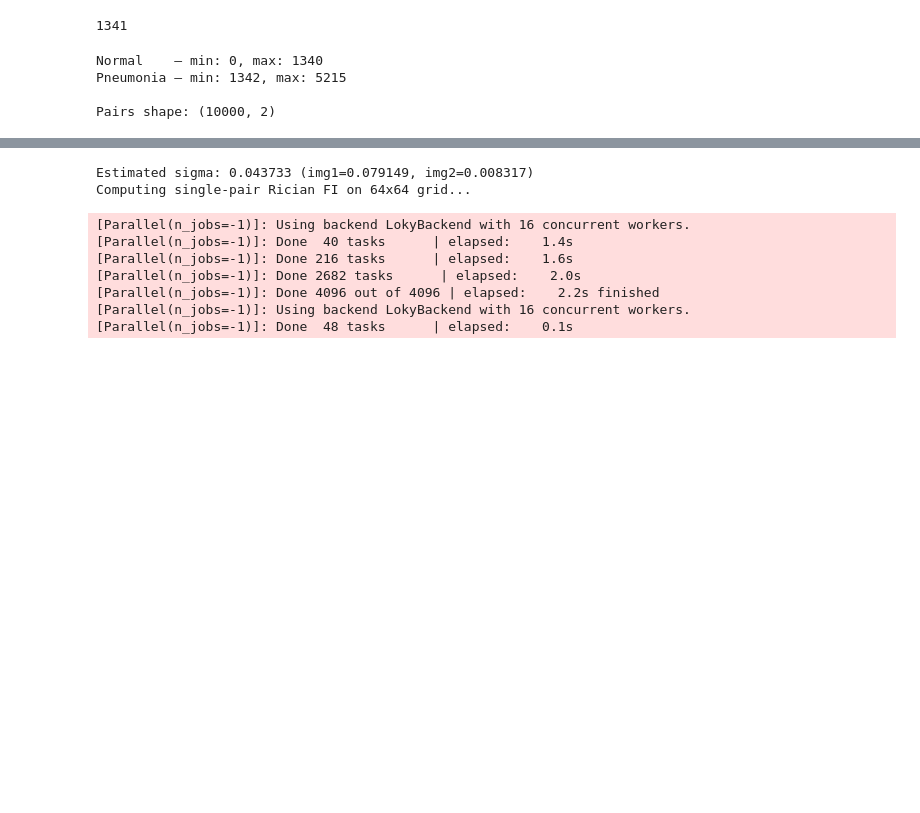
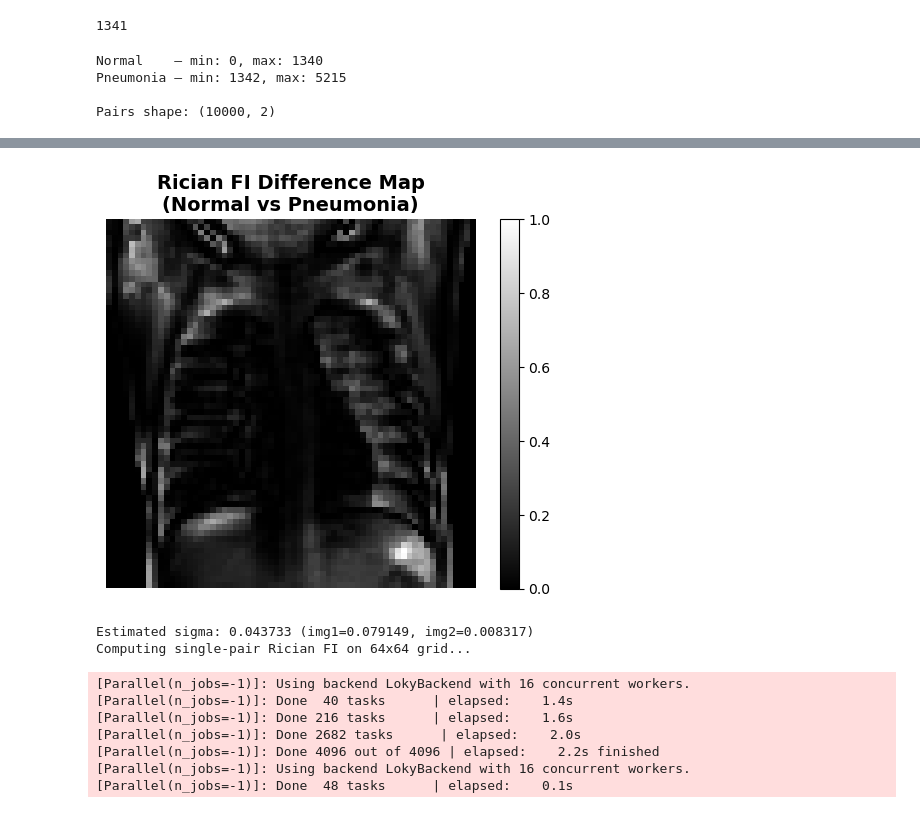
Before and after one commit to jetwidjaja96-cloud/MV, a Jupyter notebook: FI Speckles.ipynb, the cells around one changed output, grey strips where cells are left out. Cells and saved outputs as stored; diff of their text form; code cells hidden in the pictures; blank space fills up the shorter version.

```diff
--- a/FI Speckles.ipynb
+++ b/FI Speckles.ipynb
@@ -519,3 +520,11 @@ Normal    — min: 0, max: 1340
 Pneumonia — min: 1342, max: 5215
 
 Pairs shape: (10000, 2)
+# %%
+import numpy as np
+
+DIM        = 64
+N_PAIRS    = 10000
+SAVE_PATH  = '/mnt/c/Users/Jet/Documents/PhD Data/Machine Vision/fi_diff_rician.npy'
+
+fi_diff_maps = np.load(SAVE_PATH, mmap_mode='r')
@@ -522,3 +547,11 @@ Pairs shape: (10000, 2)
+# %%
+plt.imshow(fi_diff_maps[222], cmap='grey')
+plt.colorbar()
+plt.title('Rician FI Difference Map\n(Normal vs Pneumonia)', fontsize=14, fontweight='bold')
+plt.axis('off')
+plt.show()
+# %% [output]
+[figure, added]
 # %%
 import numpy as np
 
```
Also changed, not shown: parts of 5 cells of this notebook, 1 other file.
